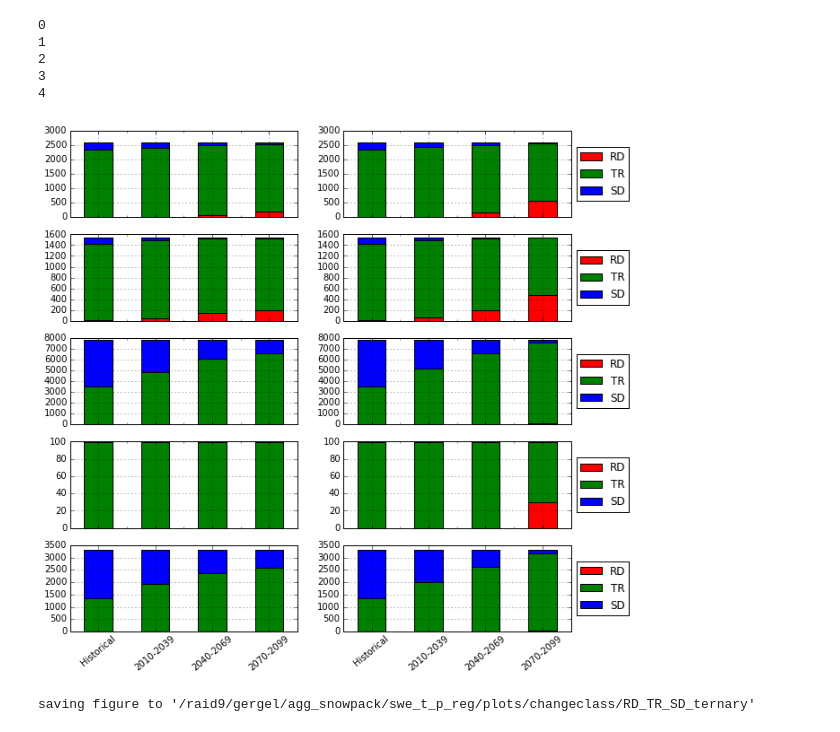
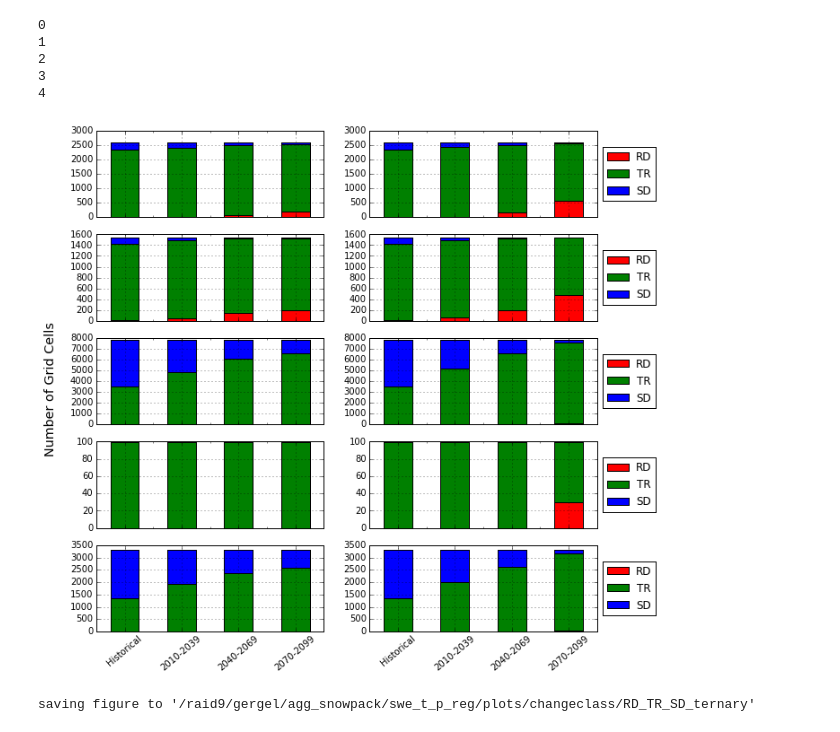
Before and after one commit to XUEYANZHANG9/IS_snowfire, a Jupyter notebook: plot_swe_cdfs_withtable_bargraph.ipynb, the cells around one changed output. Drawn from its saved outputs; the diff is of its cells as text; code cells hidden in the pictures.

```diff
--- a/plot_swe_cdfs_withtable_bargraph.ipynb
+++ b/plot_swe_cdfs_withtable_bargraph.ipynb
@@ -99,34 +99,35 @@ for basin in basins:
     ax1 = df1.plot(kind = 'bar', stacked=True,ax=axes[num,0],color=['r', 'g', 'b'],legend=False)
     x = [0,1,2,3]
     xlabels = ['Historical','2010-2039','2040-2069','2070-2099']
     ax1.set_xticks(x)
     ax1.set_xticklabels(xlabels, rotation=40)
 
 
     # ax[num+1] = fig.add_subplot(5,2,num + 1)
     df2 = pd.DataFrame([[len(swe_rd_hist),len(swe_tr_hist),len(swe_sd_hist)],
                        [len(swe_rd_2010_2039_rcp85),len(swe_tr_2010_2039_rcp85),len(swe_sd_2010_2039_rcp85)],
                        [len(swe_rd_2040_2069_rcp85),len(swe_tr_2040_2069_rcp85),len(swe_sd_2040_2069_rcp85)],
                        [len(swe_rd_2070_2099_rcp85),len(swe_tr_2070_2099_rcp85),len(swe_sd_2070_2099_rcp85)]],
                       columns = ['RD','TR','SD'])
     # df2.plot(ax=ax[num+1],kind = 'bar', stacked=True)
     ax = df2.plot(kind = 'bar', stacked=True, ax=axes[num,1],color=['r', 'g', 'b'],legend=False)
     ax.legend(loc='center left', bbox_to_anchor=(1, 0.5))
     x = [0,1,2,3]
     xlabels = ['Historical','2010-2039','2040-2069','2070-2099']
     ax.set_xticks(x)
     ax.set_xticklabels(xlabels, rotation=40)
     print(num)
     num += 1
 # fig.legend([line1, line2], ['yep', 'nope'], bbox_to_anchor=[0.5, 0.5], loc='center', ncol=2)
+fig.text(0.045, 0.5, 'Number of Grid Cells', va='center', rotation='vertical',size = 'x-large')
 plt.show()
 # %% [output]
 0
 1
 2
 3
 4
-[figure, old version]
+[figure, new version]
 # %%
 plt.legend(loc='lower left',prop={'size':15},bbox_to_anchor=(1, 0.5))
 fig.text(0.5, 0.05, 'SWE (mm)', va='center', rotation='horizontal',size = 'x-large')
```
